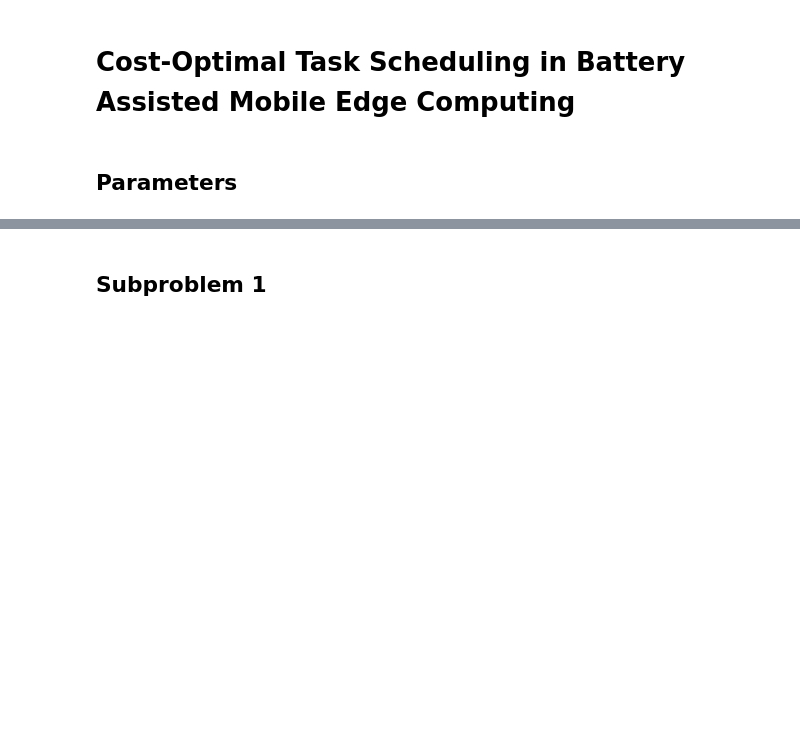
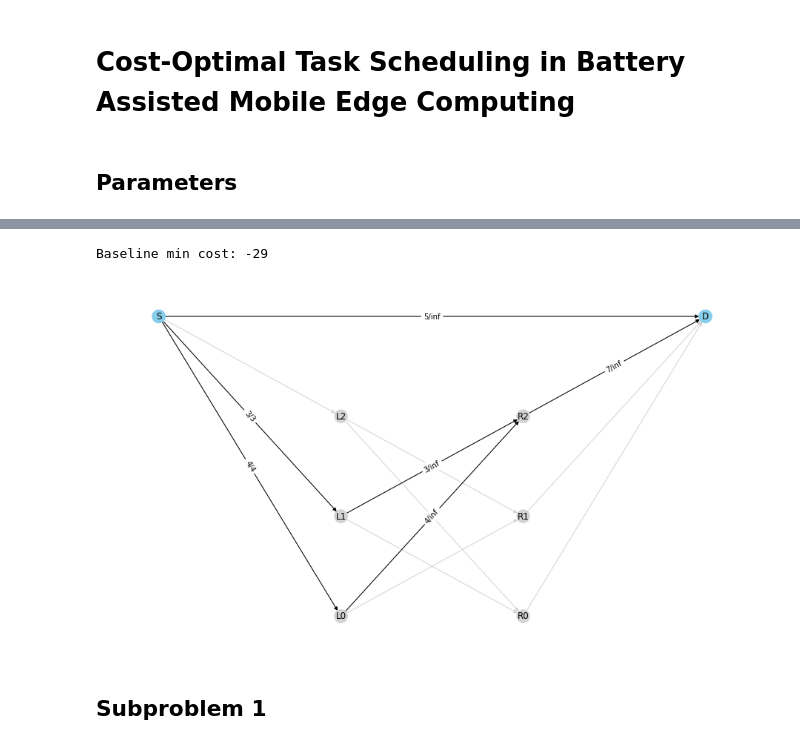
Before and after one commit to youlei202/research-Battery-MEC, a Jupyter notebook: simulation.ipynb, the cells around one changed output, grey strips where cells are left out. Drawn from its saved outputs; the diff is of its cells as text; code cells hidden in the pictures; blank space fills up the shorter version.

Commit message:
baseline and subproblem1

```diff
--- a/simulation.ipynb
+++ b/simulation.ipynb
@@ -5,11 +11,18 @@
 # %%
 import numpy as np
 
-bs_num = 3
-w = np.array([
-    [0, -5, -2],
+# baseline problem setup
+bl_weights = np.array([
+    [0, 8, -2],
     [2, 0, -7],
-    [-5,2, 0],
+    [4,2, 0],
+])
+
+# subproblem 1 setup
+sp_weights = np.array([
+    [0, 8, -2],
+    [2, 0, -7],
+    [4,2, 0],
 ])
 
 arrival_rates = [4,3,5]
@@ -16,3 +59,12 @@ arrival_rates = [4,3,5]
+# %%
+baseline_problem = NetworkFlowProblem(arrival_rates, bl_weights)
+min_cost, _ = baseline_problem.solve()
+# %%
+baseline_problem.visualize_flow()
+print('Baseline min cost:', min_cost)
+# %% [output]
+Baseline min cost: -29
+[figure, added]
 # %% [markdown]
 ## Subproblem 1
 # %% [markdown]
```
Also changed, not shown: parts of 24 cells of this notebook, 3 other files.
